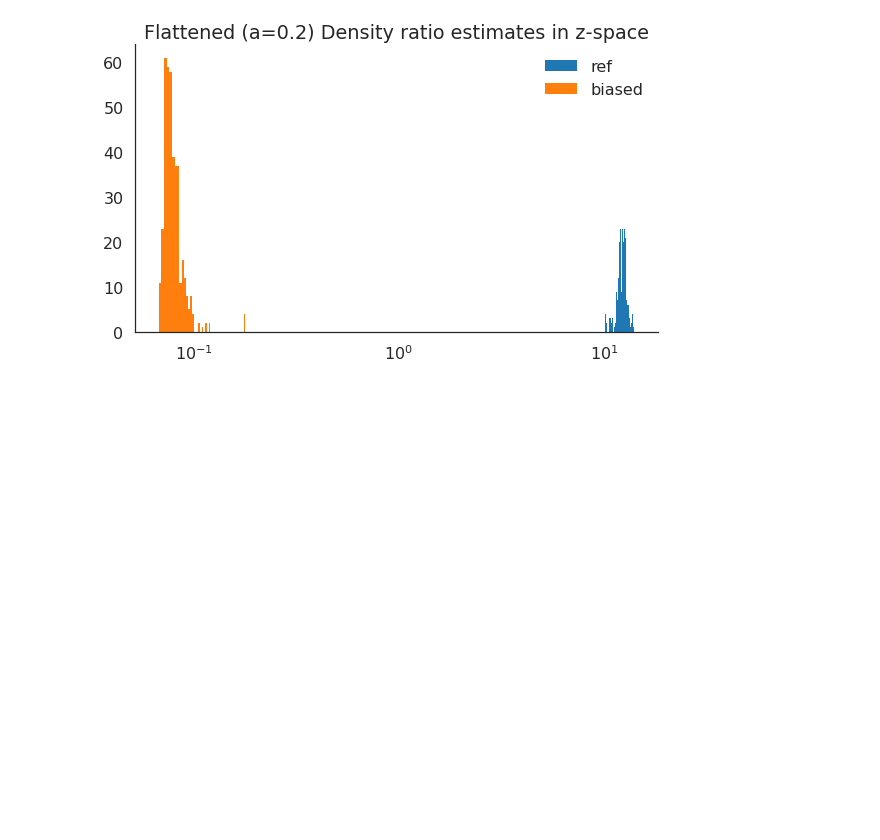
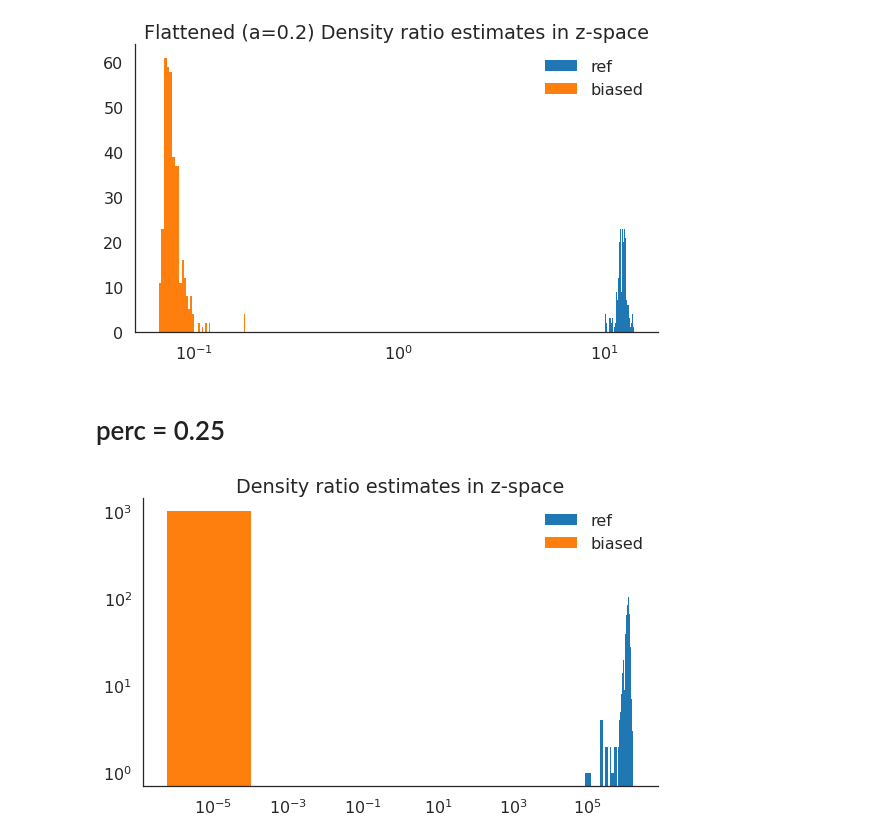
Before and after one commit to ermongroup/f-dre, a Jupyter notebook: notebooks/subset-density-ratios.ipynb, the cells around one changed output. Cells and saved outputs as stored; diff of their text form; code cells hidden in the pictures; blank space fills up the shorter version.

```diff
--- a/notebooks/subset-density-ratios.ipynb
+++ b/notebooks/subset-density-ratios.ipynb
@@ -158,3 +158,29 @@ print(np.min(new_ratios[y==1]**alpha), np.max(new_ratios[y==1]**alpha))
 0.067385286 0.17764476
 10.156002 13.98298
 [figure]
+# %% [markdown]
+# perc = 0.25
+# %%
+perc = 0.25
+
+data = np.load('classification/results/mnist_subset_z_perc{}/val_ratios.npz'.format(perc))
+ratios = data['ratios']
+new_ratios = data['ratios'][ratios != np.inf]
+y = data['d_labels'][ratios != np.inf]
+
+if len(ratios) != len(y):
+    print('a few ratios were thrown out bc of infs')
+# %%
+plt.figure(figsize=(8,5))
+
+_ = plt.hist(sorted(new_ratios[y==1]), bins=50, label='ref')
+_ = plt.hist(sorted(new_ratios[y==0]), bins=50, label='biased')
+plt.xscale('log')
+plt.yscale('log')
+
+plt.title('Density ratio estimates in z-space')
+plt.legend()
+sns.despine()
+plt.tight_layout()
+# %% [output]
+[figure, added]
```
Also changed, not shown: parts of 6 cells of this notebook, 2 other files.
